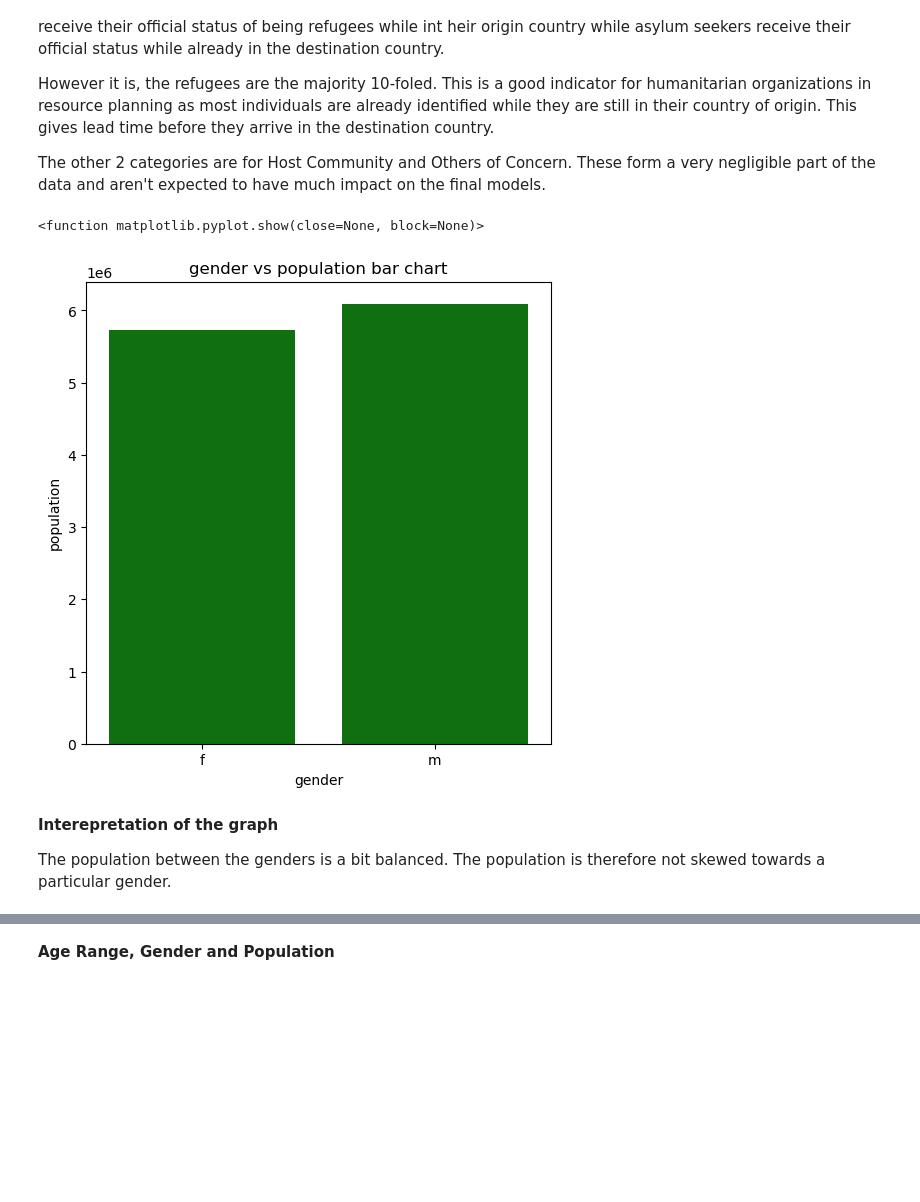
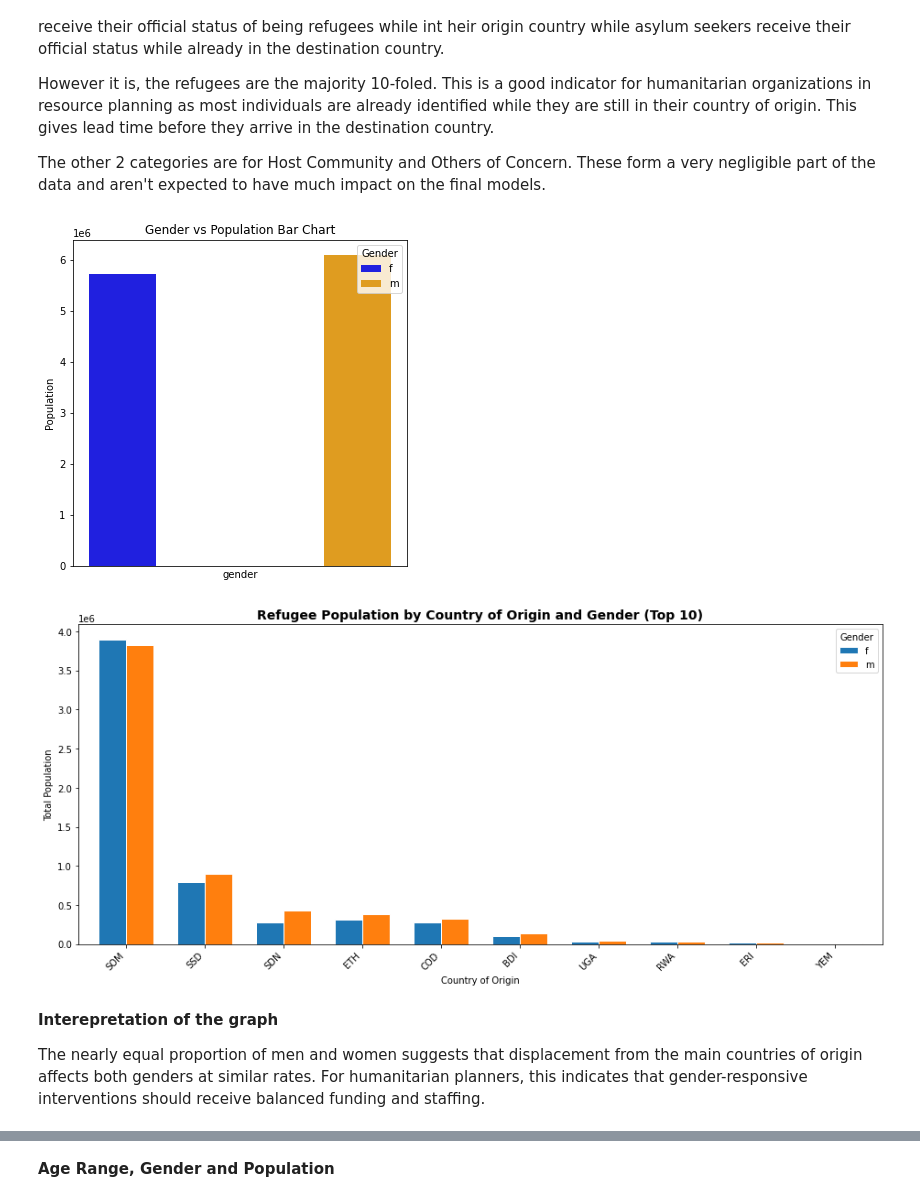
Before and after one commit to CharityNduati/Machine-learning-Model-on-Refugee-Population-Forecasting-Resource-Planning-System-for-Kenya, a Jupyter notebook: Final_Notebook.ipynb, the cells around one changed output, grey strips where cells are left out. Saved outputs shown, nothing was run; the diff lists cells and outputs as text; code cells hidden in the pictures; blank space fills up the shorter version.

```diff
--- a/Final_Notebook.ipynb
+++ b/Final_Notebook.ipynb
@@ -592,33 +568,73 @@ However it is, the refugees are the majority 10-foled. This is a good indicator
 
 The other 2 categories are for Host Community and Others of Concern. These form a very negligible part of the data and aren't expected to have much impact on the final models.
 # %%
-#Plotting a bar chart for geneder against population
+plt.figure(figsize=(6,6))
 
-#Creating a variable to group data by the gender and finding the sum of each of them.
-gender_population = (
-    df.groupby('gender')['population']
-        .sum()
-        .reset_index()
+sns.barplot(
+    data=gender_population,
+    x='gender',
+    y='population',
+    hue='gender',
+    palette={'m': 'orange', 'f': 'blue'}
 )
 
-#Plotting the figure
-
-plt.figure(figsize=(6,6))
-
-sns.barplot(data=gender_population, x= 'gender', y = 'population', color='green')
-
-plt.title("gender vs population bar chart")
-plt.xlabel("gender")
-plt.ylabel("population")
-#plt.xticks(rotation=45)
-plt.show
+plt.title("Gender vs Population Bar Chart")
+plt.xticks([])
+plt.ylabel("Population")
+plt.legend(title='Gender',)
+plt.show()
 # %% [output]
-<function matplotlib.pyplot.show(close=None, block=None)>
-[figure, old version]
+[figure, new version]
+# %%
+# Get top 10 countries by total population
+top10_countries = (
+    df.groupby('origin_location_code')['population']
+      .sum()
+      .nlargest(10)
+      .index
+)
+
+country_gender = pd.pivot_table(
+    df[df['origin_location_code'].isin(top10_countries)],
+    values='population',
+    index='origin_location_code',
+    columns='gender',
+    aggfunc='sum'
+)
+
+
+# Sort by total population descending
+country_gender['total'] = country_gender.sum(axis=1)
+country_gender = (
+    country_gender.sort_values('total', ascending=False)
+                  .drop('total', axis=1)
+)
+
+country_gender.plot(
+    kind='bar',
+    figsize=(13, 6),
+    color=['tab:blue', 'tab:orange'],  # Female = blue, Male = orange
+    edgecolor='white',
+    width=0.7
+)
+
+plt.title(
+    'Refugee Population by Country of Origin and Gender (Top 10)',
+    fontsize=14,
+    fontweight='bold'
+)
+plt.ylabel('Total Population')
+plt.xlabel('Country of Origin')
+plt.xticks(rotation=45, ha='right')
+plt.legend(title='Gender')
+plt.tight_layout()
+plt.show()
+# %% [output]
+[figure, added]
 # %% [markdown]
 **Interepretation of the graph**
 
-The population between the genders is a bit balanced. The population is therefore not skewed towards a particular gender.
+The nearly equal proportion of men and women suggests that displacement from the main countries of origin affects both genders at similar rates. For humanitarian planners, this indicates that gender-responsive interventions should receive balanced funding and staffing.
 # %%
 #Plotting a baer chart for age range against population
 
```
Also changed, not shown: parts of 107 cells of this notebook.
